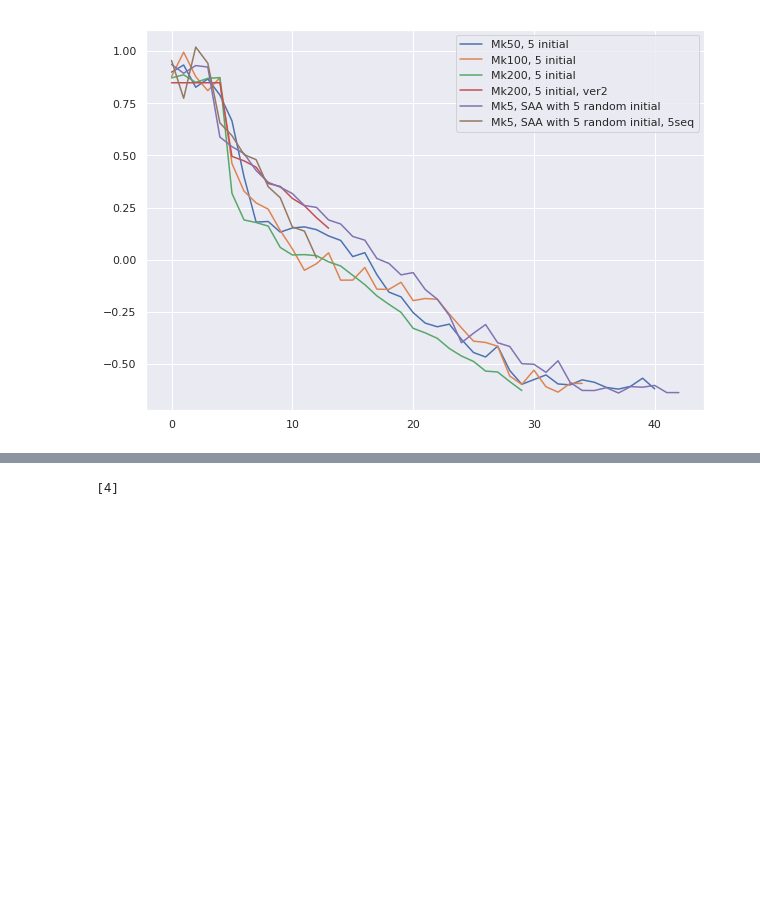
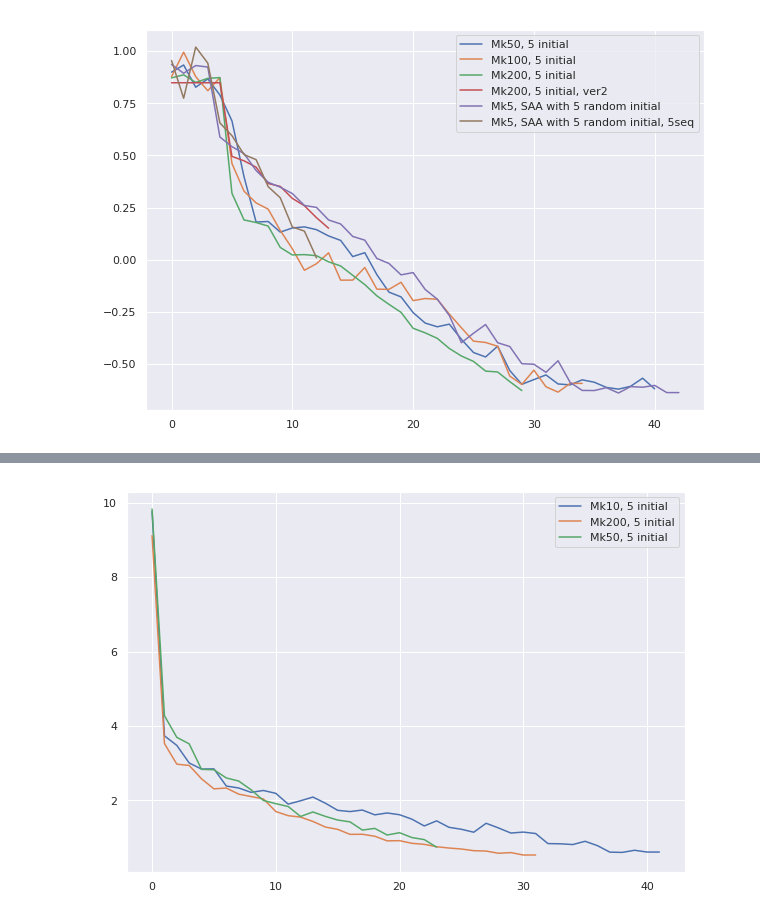
Before and after one commit to kkh8676/opt_functions, a Jupyter notebook: levy_Mk_Mj_SAA.ipynb, the cells around one changed output, grey strips where cells are left out. Cells and saved outputs as stored; diff of their text form; code cells hidden in the pictures; blank space fills up the shorter version.

```diff
--- a/levy_Mk_Mj_SAA.ipynb
+++ b/levy_Mk_Mj_SAA.ipynb
@@ -358,20 +407,23 @@ plt.show()
 # %%
 plt.figure(figsize=(10,7))
 #plt.plot(avg_sugg_obj_Mk200_Mj1[:], label="Mk200, Mj=1, No initial")
 #plt.plot(avg_sugg_obj_Mk10_Mj1[:], label="Mk10, Mj=1, No initial")
 #plt.plot(avg_sugg_obj_initial5_Mk10_Mj1[:], label="Mk10, Mj1, 5 initial")
 plt.plot(avg_sugg_obj_initial5_Mk10_Mj1_v2[3:], label="Mk10, 5 initial")
 #plt.plot(avg_sugg_obj_initial5_Mk50_Mj1[4:], label="Mk50, Mj1, 5 initial")
 #plt.plot(avg_sugg_obj_initial5_Mk100_Mj1[4:], label="Mk100, Mj1, 5 initial")
 plt.plot(avg_sugg_obj_initial5_Mk200_Mj1_v3[3:], label="Mk200, 5 initial")
 
-plt.plot(avg_sugg_obj_initial5_Mk50_Mj1_v2[3:], label="Mk50, 5 initial, ver2")
+plt.plot(avg_sugg_obj_initial5_Mk50_Mj1_v2[3:], label="Mk50, 5 initial")
 
 #plt.plot(avg_sugg_obj_initial5_Mk200_Mj1_saa[3:], label="Mk5, Mj=1, SAA with 5 random initial")
 #plt.plot(avg_sugg_obj_initial5_Mk200_Mj1_saa_5seq[:], label="Mk5, Mj=1, SAA with 5 random initial, 5seq")
 #plt.plot(avg_sugg_obj_initial5_Mk200_Mj1_saa_5seq_10N[:], label="Mk5, Mj=1, SAA with 5 random initial, 5seq, 10 incremental sample")
 
 #plt.plot(avg_sugg_obj_saa_test[:], label="Mk5, Mj1, Mk50 limit SAA")
 #plt.plot(avg_sugg_obj_saa_v3_test[3:], label="Mk5, Mk50 limit SAA ver3")
+#plt.plot(avg_sugg_obj_saa_N5_seq5[3:], label="SAA 5 incre N, 5 seq")
 plt.legend()
 plt.show()
+# %% [output]
+[figure, added]
@@ -380,4 +429,0 @@ test = [1,2,3,4]
-# %%
-test[3:]
-# %% [output]
-[4]
```
Also changed, not shown: parts of 14 cells of this notebook, 1 other file.
